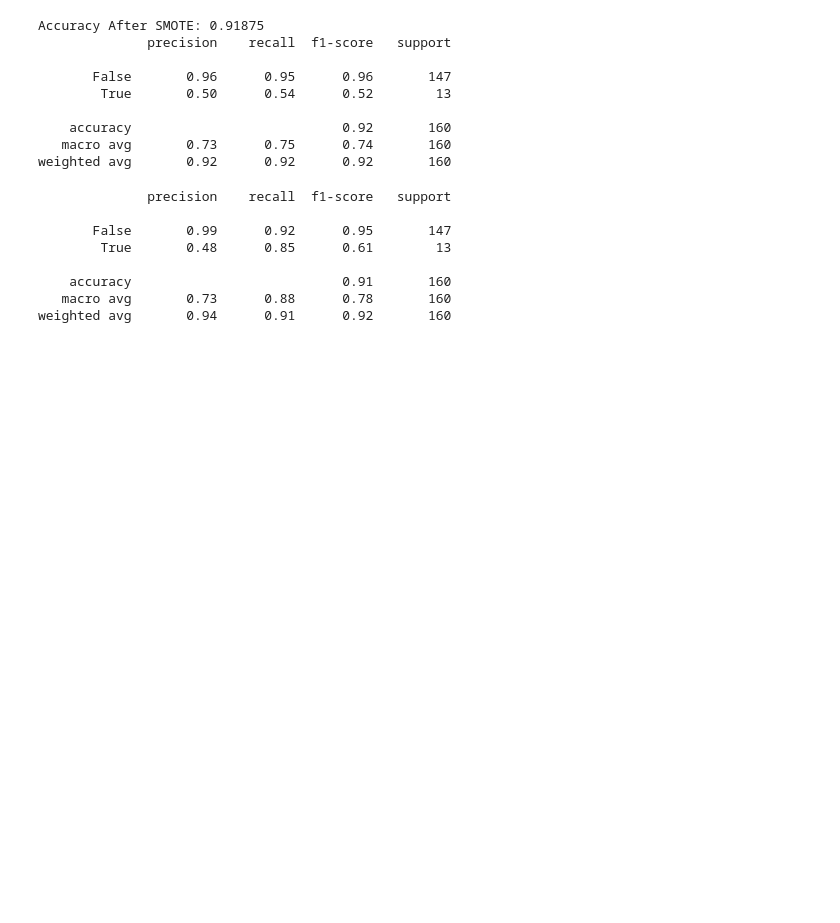
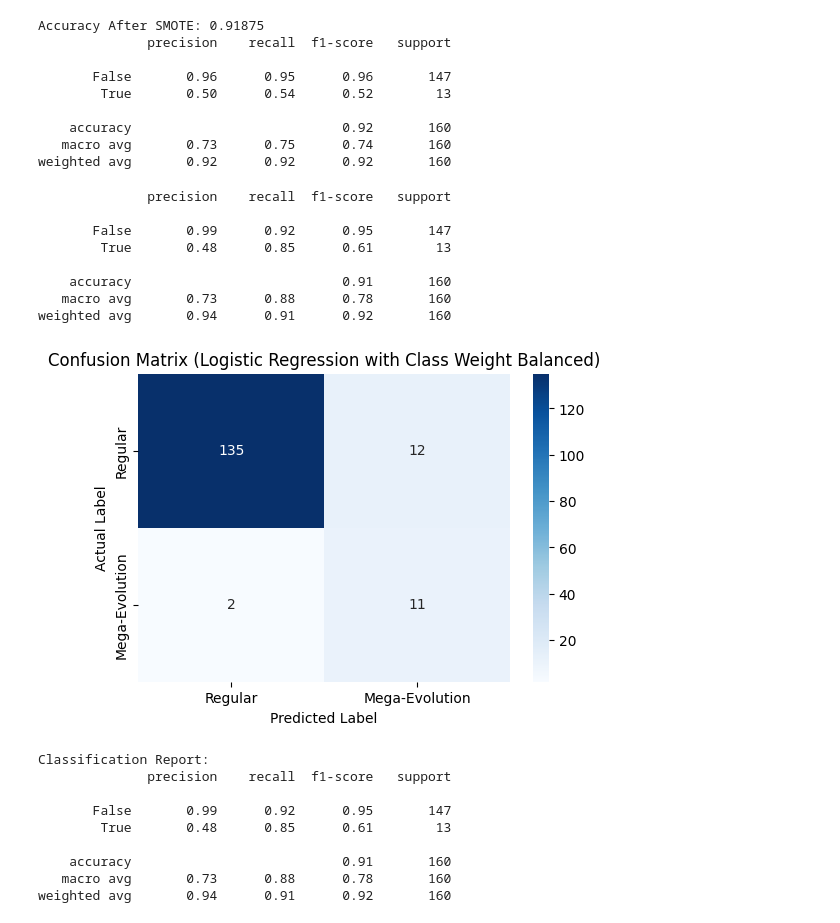
Before and after one commit to AarshiMukherjee/AI-ML-Task2, a Jupyter notebook: Untitled1.ipynb, the cells around one changed output. Cells and saved outputs as stored; diff of their text form; code cells hidden in the pictures; blank space fills up the shorter version.

Commit message:
Plot Confusion Matrix and Classification Report for Logistic Regression with Balanced Class Weight

```diff
--- a/Untitled1.ipynb
+++ b/Untitled1.ipynb
@@ -150,3 +150,38 @@ print(classification_report(y_test, y_pred_weighted))
     accuracy                           0.91       160
    macro avg       0.73      0.88      0.78       160
 weighted avg       0.94      0.91      0.92       160
+# %%
+import numpy as np
+import matplotlib.pyplot as plt
+import seaborn as sns
+from sklearn.linear_model import LogisticRegression
+from sklearn.metrics import confusion_matrix, classification_report
+
+log_reg_balanced = LogisticRegression(class_weight='balanced', random_state=42)
+log_reg_balanced.fit(X_train, y_train)
+
+y_probs_balanced = log_reg_balanced.predict_proba(X_test)[:, 1]
+y_pred_balanced = (y_probs_balanced >= 0.5).astype(int)
+
+cm_balanced = confusion_matrix(y_test, y_pred_balanced)
+
+plt.figure(figsize=(6, 4))
+sns.heatmap(cm_balanced, annot=True, fmt="d", cmap="Blues", xticklabels=["Regular", "Mega-Evolution"], yticklabels=["Regular", "Mega-Evolution"])
+plt.xlabel("Predicted Label")
+plt.ylabel("Actual Label")
+plt.title("Confusion Matrix (Logistic Regression with Class Weight Balanced)")
+plt.show()
+
+print("Classification Report:")
+print(classification_report(y_test, y_pred_balanced))
+# %% [output]
+[figure, added]
+Classification Report:
+              precision    recall  f1-score   support
+
+       False       0.99      0.92      0.95       147
+        True       0.48      0.85      0.61        13
+
+    accuracy                           0.91       160
+   macro avg       0.73      0.88      0.78       160
+weighted avg       0.94      0.91      0.92       160
```
